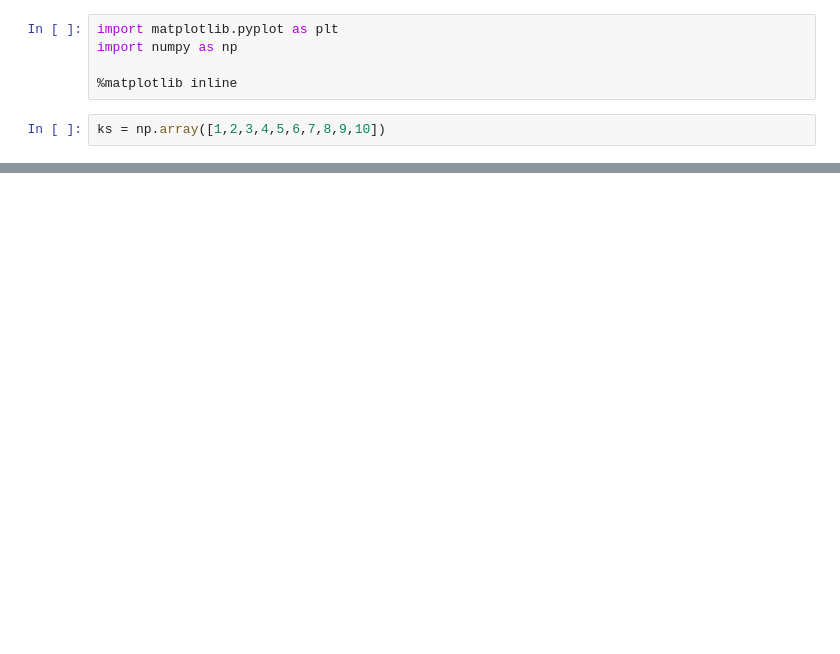
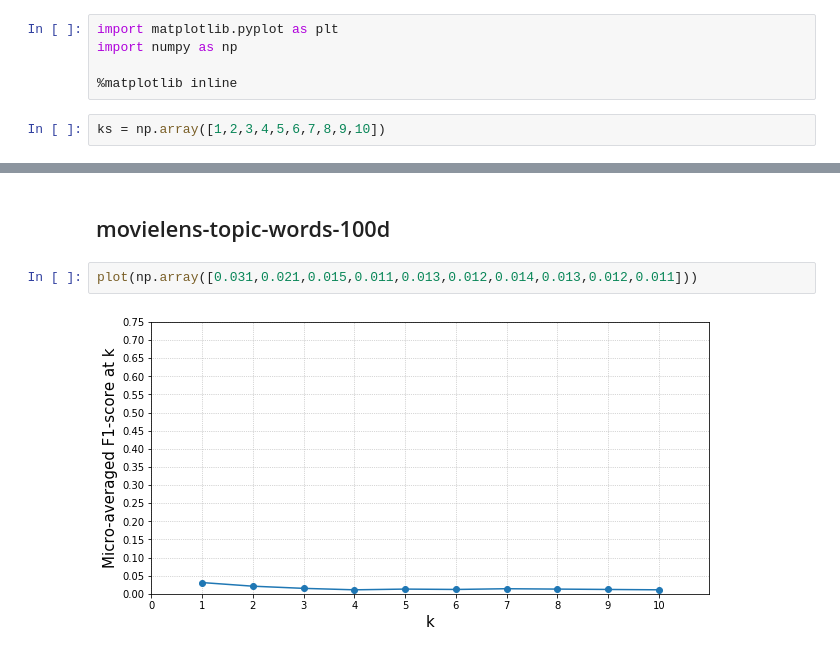
Before and after one commit to queirozfcom/auto-tagger, a Jupyter notebook: social-tags/notebooks/helper-scripts/plot-micro-f1-at-k.ipynb, the cells around one changed output, grey strips where cells are left out. Cells and saved outputs as stored; diff of their text form; blank space fills up the shorter version.

```diff
--- a/social-tags/notebooks/helper-scripts/plot-micro-f1-at-k.ipynb
+++ b/social-tags/notebooks/helper-scripts/plot-micro-f1-at-k.ipynb
@@ -52,0 +50,6 @@ plt.show()
+# %% [markdown]
+## movielens-topic-words-100d
+# %%
+plot(np.array([0.031,0.021,0.015,0.011,0.013,0.012,0.014,0.013,0.012,0.011]))
+# %% [output]
+[figure, added]
```
Also changed, not shown: parts of 10 cells of this notebook, 1 other file.
